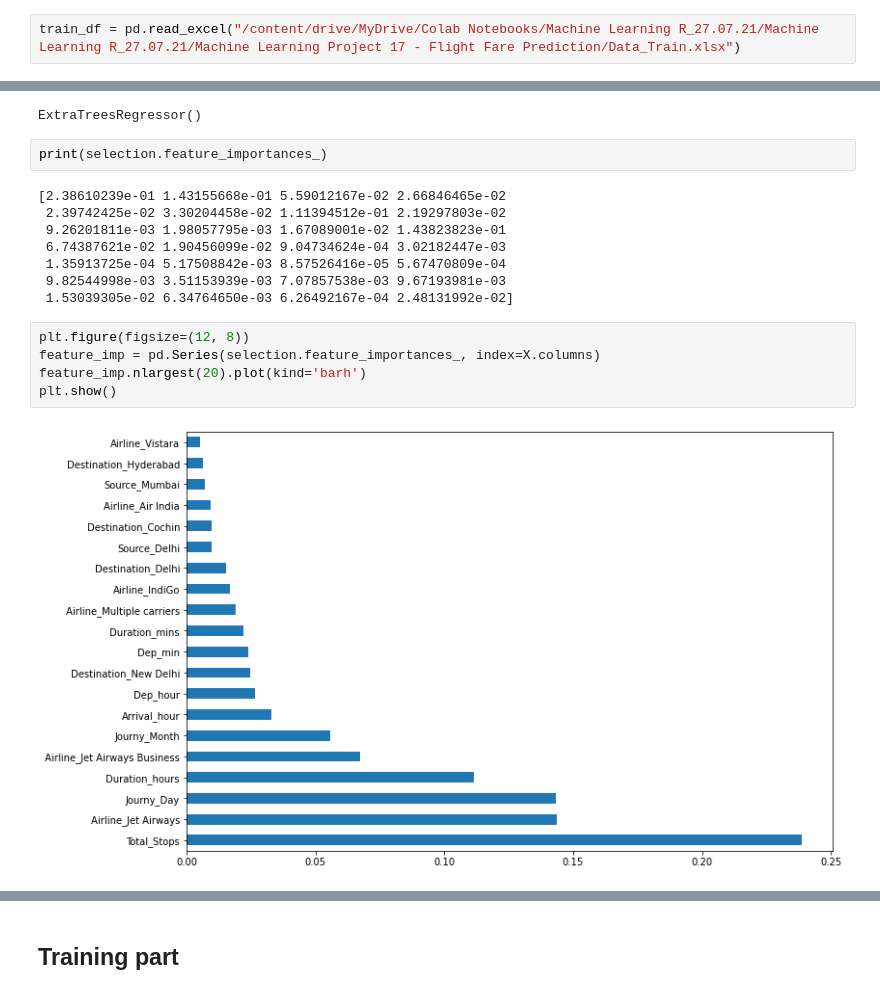
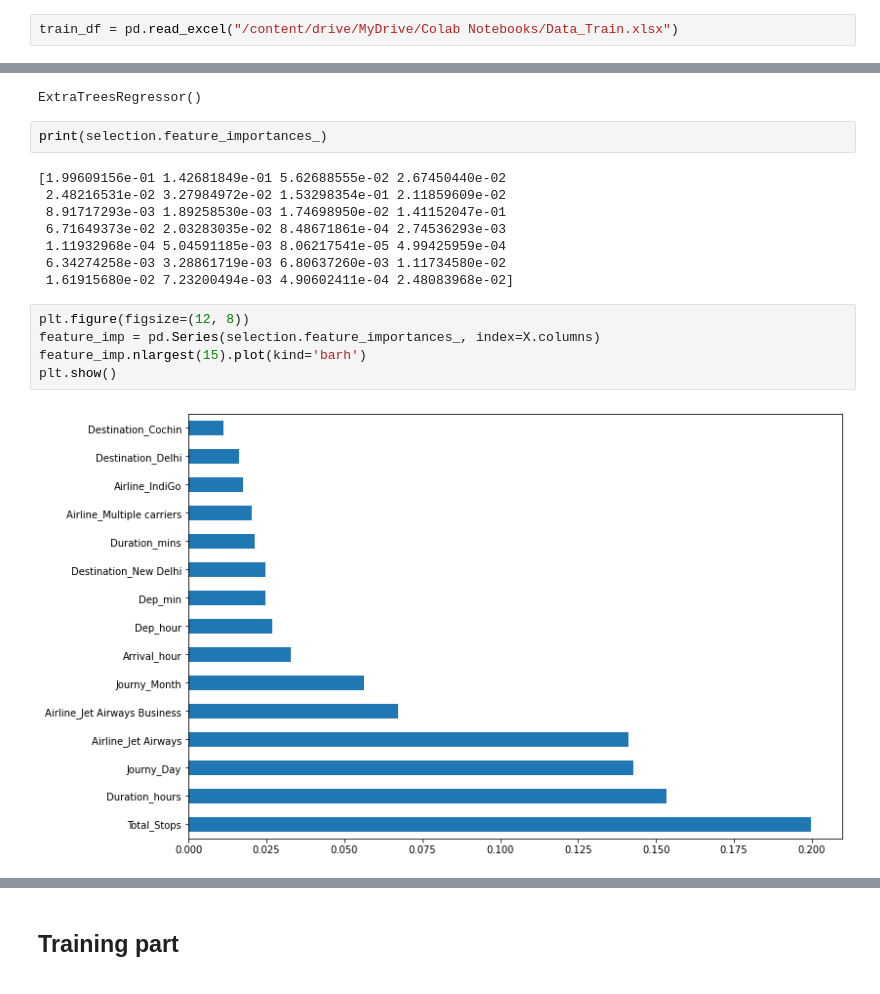
Before and after one commit to nehag312/Flight-Fair-Prediction, a Jupyter notebook: Flight_Fare_Prediction.ipynb, the cells around one changed output, grey strips where cells are left out. Saved outputs shown, nothing was run; the diff lists cells and outputs as text.

```diff
--- a/Flight_Fare_Prediction.ipynb
+++ b/Flight_Fare_Prediction.ipynb
@@ -4,7 +6,7 @@ import numpy as np
 import matplotlib.pyplot as plt
 import seaborn as sns
 # %%
-train_df = pd.read_excel("/content/drive/MyDrive/Colab Notebooks/Machine Learning R_27.07.21/Machine Learning R_27.07.21/Machine Learning Project 17 - Flight Fare Prediction/Data_Train.xlsx")
+train_df = pd.read_excel("/content/drive/MyDrive/Colab Notebooks/Data_Train.xlsx")
 # %%
 pd.set_option('display.max_columns', None)
 # %%
@@ -536,17 +538,17 @@ ExtraTreesRegressor()
 # %%
 print(selection.feature_importances_)
 # %% [output]
-[2.38610239e-01 1.43155668e-01 5.59012167e-02 2.66846465e-02
- 2.39742425e-02 3.30204458e-02 1.11394512e-01 2.19297803e-02
- 9.26201811e-03 1.98057795e-03 1.67089001e-02 1.43823823e-01
- 6.74387621e-02 1.90456099e-02 9.04734624e-04 3.02182447e-03
- 1.35913725e-04 5.17508842e-03 8.57526416e-05 5.67470809e-04
- 9.82544998e-03 3.51153939e-03 7.07857538e-03 9.67193981e-03
- 1.53039305e-02 6.34764650e-03 6.26492167e-04 2.48131992e-02]
+[1.99609156e-01 1.42681849e-01 5.62688555e-02 2.67450440e-02
+ 2.48216531e-02 3.27984972e-02 1.53298354e-01 2.11859609e-02
+ 8.91717293e-03 1.89258530e-03 1.74698950e-02 1.41152047e-01
+ 6.71649373e-02 2.03283035e-02 8.48671861e-04 2.74536293e-03
+ 1.11932968e-04 5.04591185e-03 8.06217541e-05 4.99425959e-04
+ 6.34274258e-03 3.28861719e-03 6.80637260e-03 1.11734580e-02
+ 1.61915680e-02 7.23200494e-03 4.90602411e-04 2.48083968e-02]
 # %%
 plt.figure(figsize=(12, 8))
 feature_imp = pd.Series(selection.feature_importances_, index=X.columns)
-feature_imp.nlargest(20).plot(kind='barh')
+feature_imp.nlargest(15).plot(kind='barh')
 plt.show()
 # %% [output]
-[figure, old version]
+[figure, new version]
```
Also changed, not shown: parts of 22 cells of this notebook.
